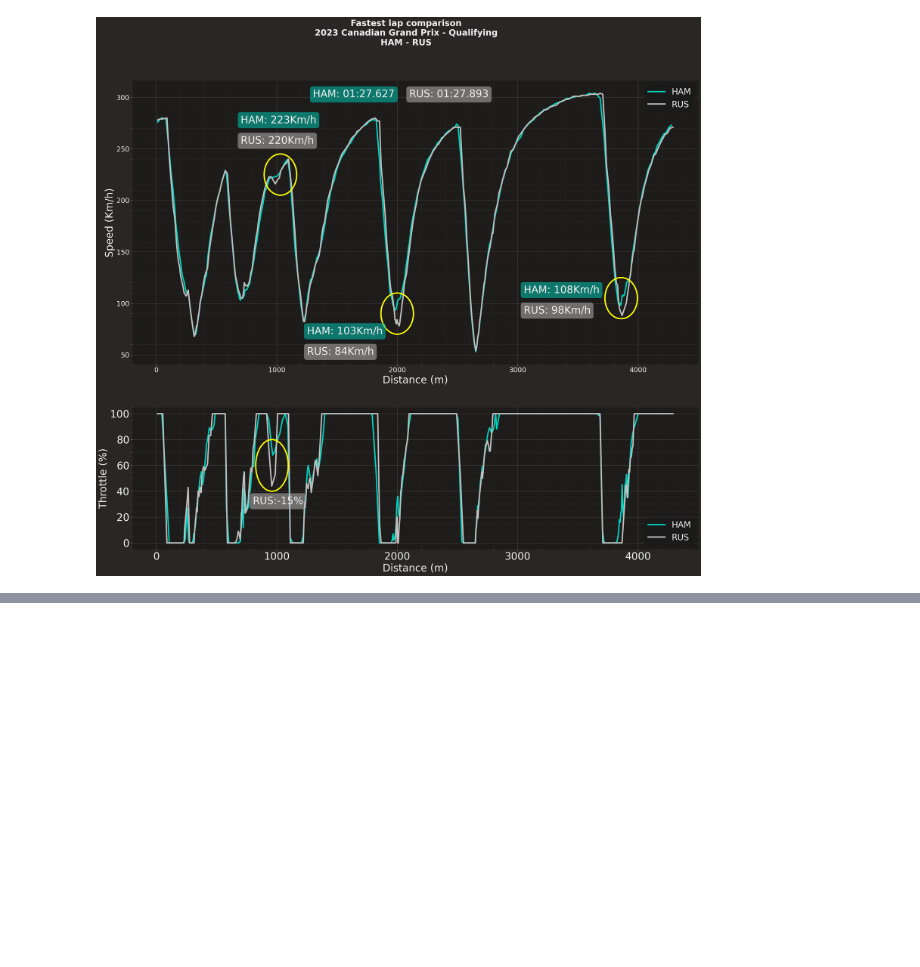
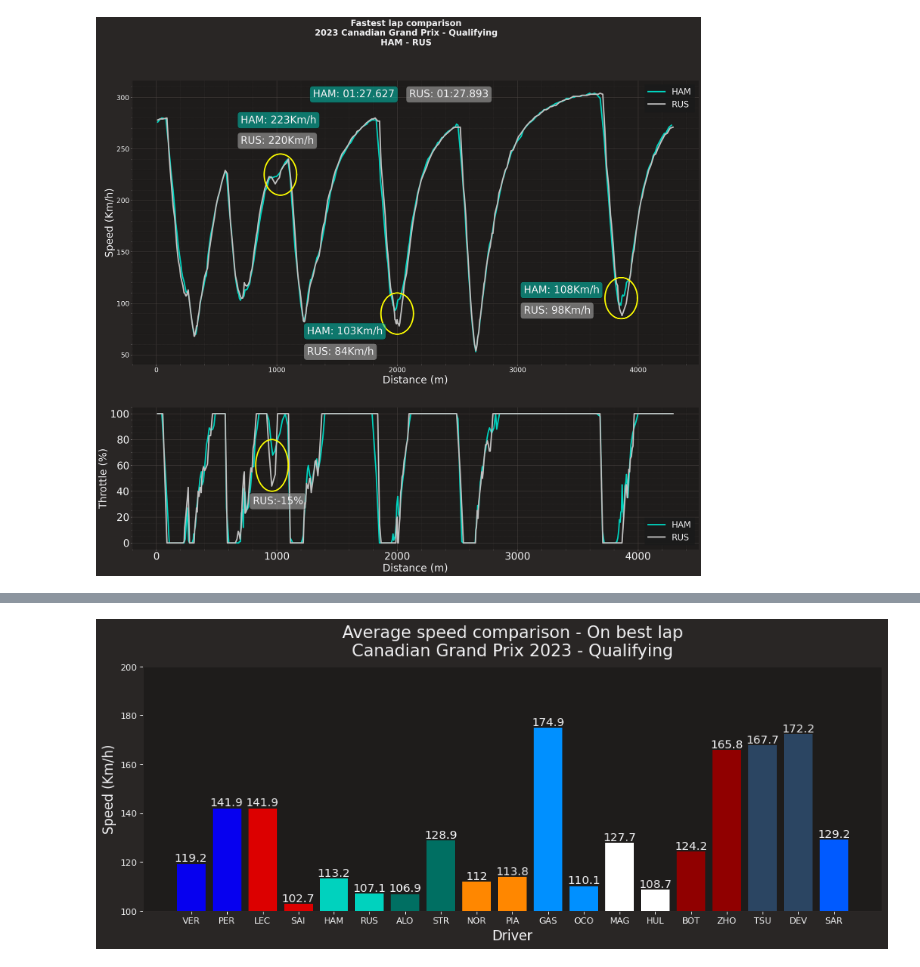
Before and after one commit to Rick8998/Canada2023F1, a Jupyter notebook: SessionAnalysis/quali.ipynb, the cells around one changed output, grey strips where cells are left out. Saved outputs shown, nothing was run; the diff lists cells and outputs as text; code cells hidden in the pictures; blank space fills up the shorter version.

```diff
--- a/SessionAnalysis/quali.ipynb
+++ b/SessionAnalysis/quali.ipynb
@@ -376,0 +440,46 @@ Text(0.5, 0.98, 'Fastest lap comparison\n2023 Canadian Grand Prix - Qualifying\n
+# %%
+from collections import OrderedDict
+fp_laps = fp.laps
+#ricavo la lista di tutti i piloti
+drivers = pd.unique(fp.laps['Driver'])
+#elimino i tempi in cui i piloti erano in giro in o out
+fp_laps = fp_laps.loc[(fp_laps['PitOutTime'].isnull() & fp_laps['PitInTime'].isnull() & fp_laps['IsAccurate'] == True)]
+
+#creo un dizionario con le velocità medie
+mean_speed_dict = dict.fromkeys(drivers)
+for driver in drivers:
+        if driver != "ALB":
+                mean_speed = np.mean(fp_laps.pick_driver(driver).get_car_data()["Speed"]) #mean speed
+                #mean_speed = sum(fp_laps.pick_driver(driver).pick_fastest().get_car_data()["Speed"]) / len(fp_laps.pick_driver(driver).pick_fastest().get_car_data()["Speed"])
+                mean_speed_dict[driver] = float("{:.1f}".format(mean_speed))#(mean_speed)
+
+team_color_drvrs = ['VER', 'PER', 'LEC', 'SAI', 'HAM', 'RUS', 'ALO', 'STR', 'NOR', 'PIA', 'GAS', 'OCO', 'MAG', 'HUL', 'BOT', 'ZHO', 'TSU', 'DEV', 'SAR']
+team_colors = [ff1.plotting.team_color('RedBull'),ff1.plotting.team_color('RedBull'),
+               ff1.plotting.team_color('Ferrari'), ff1.plotting.team_color('Ferrari'),
+               ff1.plotting.team_color('Mercedes'), ff1.plotting.team_color('Mercedes'),
+               ff1.plotting.team_color('Aston Martin'), ff1.plotting.team_color('Aston Martin'),
+               ff1.plotting.team_color('McLaren'), ff1.plotting.team_color('McLaren'),
+               ff1.plotting.team_color('Alpine'), ff1.plotting.team_color('Alpine'),
+               ff1.plotting.team_color('Haas'), ff1.plotting.team_color('Haas'),
+               ff1.plotting.team_color('Alfa Romeo'), ff1.plotting.team_color('Alfa Romeo'),
+               ff1.plotting.team_color('Alpha Tauri'), ff1.plotting.team_color('Alpha Tauri'),
+               ff1.plotting.team_color('Williams')]
+
+mean_speed_dict_ordered = OrderedDict((k, mean_speed_dict[k]) for k in team_color_drvrs)
+mean_speed_dict_ordered = dict(mean_speed_dict_ordered)
+ff1.plotting.setup_mpl()
+figure(figsize=(15, 5), dpi=80)
+plt.bar_label(plt.bar(range(len(mean_speed_dict_ordered)), list(mean_speed_dict_ordered.values()), align='center', color=team_colors), fontsize = 13)
+plt.xticks(range(len(mean_speed_dict_ordered)), list(mean_speed_dict_ordered.keys()))
+
+
+ax = plt.gca()
+ax.set_ylim([100, 200])
+plt.title(f"Average speed comparison - On best lap\n"
+          f"{fp.event['EventName']} {fp.event.year} - {fp.name}")
+
+plt.xlabel('Driver', fontsize=15)
+plt.ylabel('Speed (Km/h)', fontsize=15)
+plt.show()
+# %% [output]
+[figure, added]
```
Also changed, not shown: parts of 2 cells of this notebook, 12 other files.
